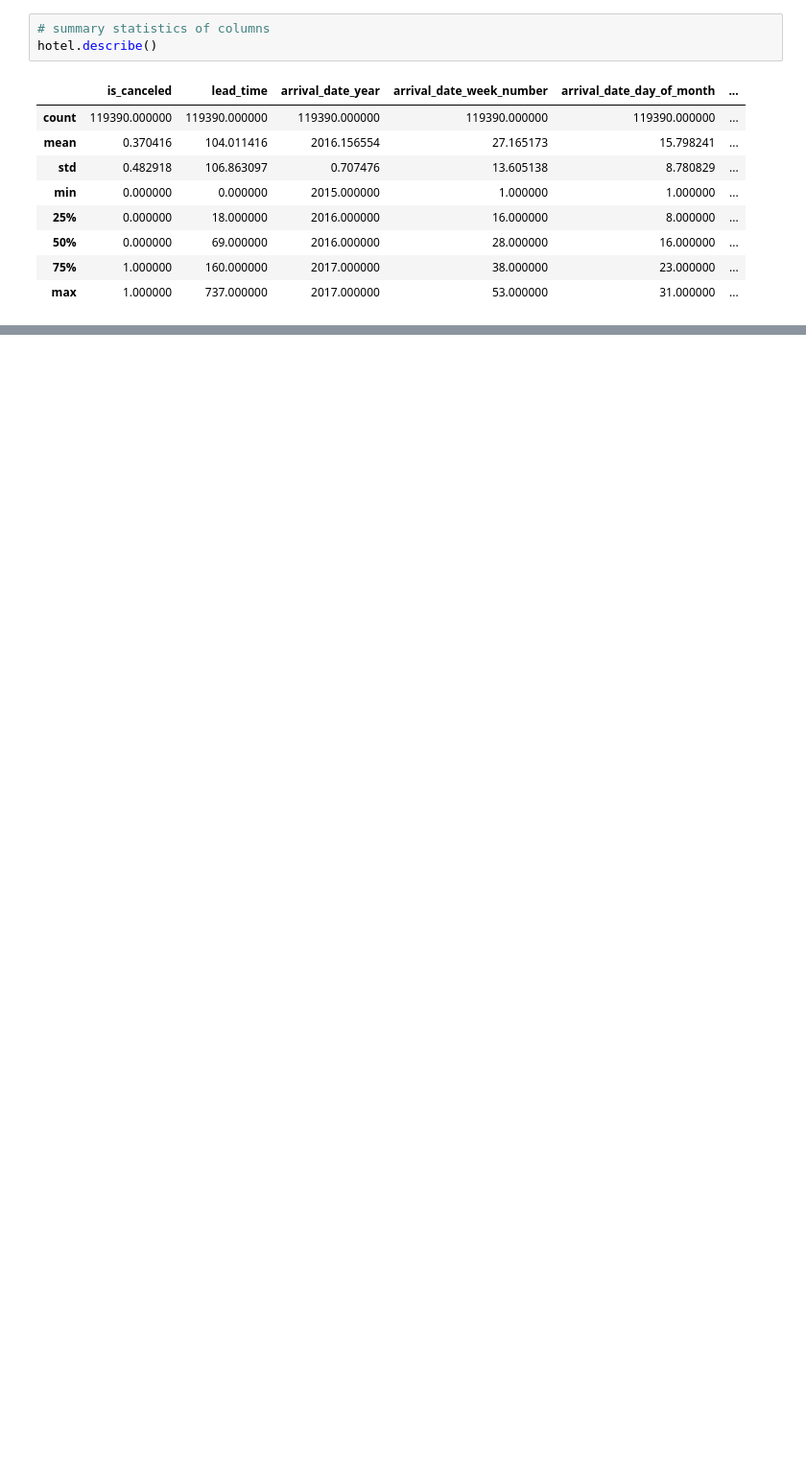
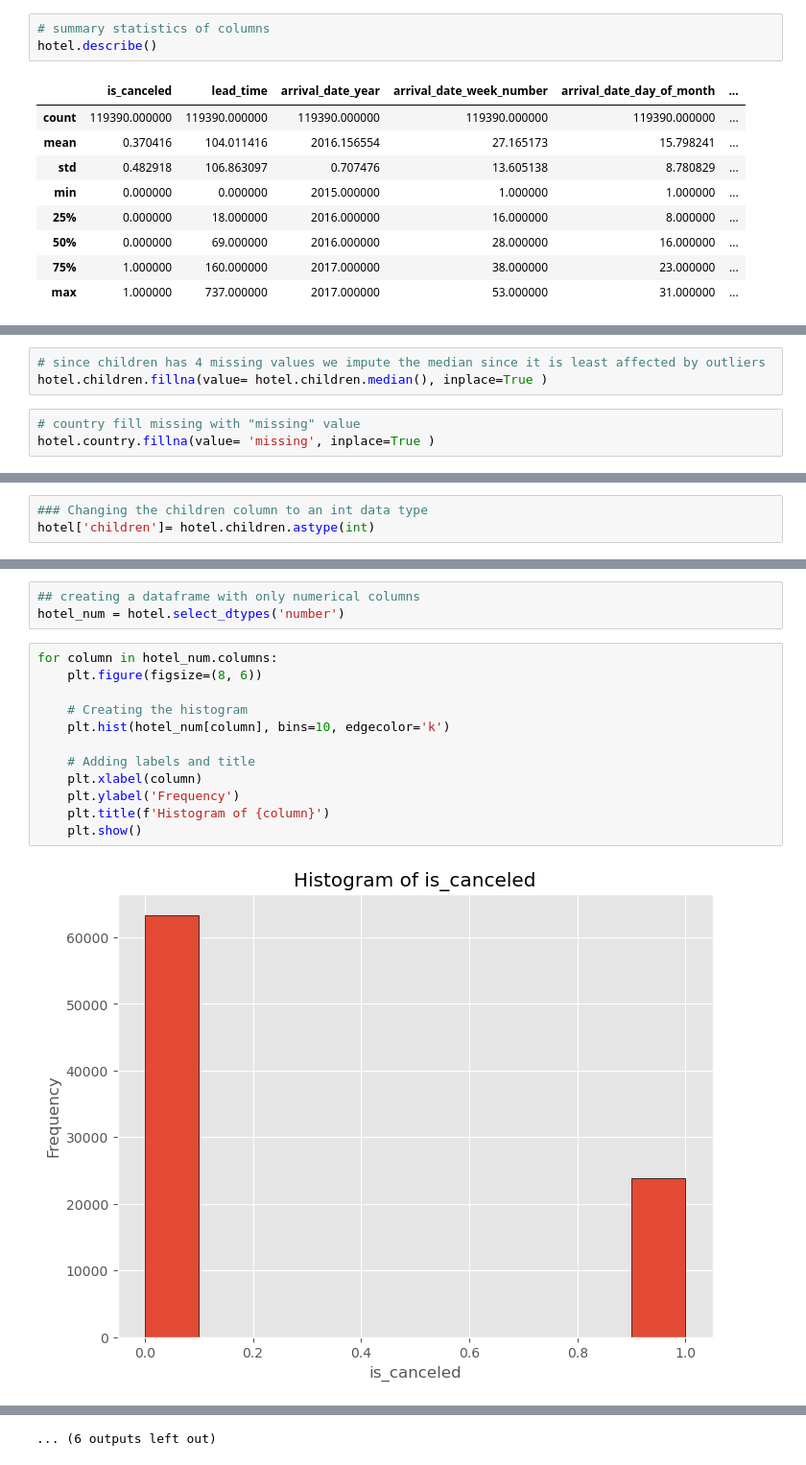
Before and after one commit to u-mar/Churn-Prediction, a Jupyter notebook: student.ipynb, the cells around one changed output, grey strips where cells are left out. Shown at 96% size. Cells and saved outputs as stored; diff of their text form; blank space fills up the shorter version.

```diff
--- a/student.ipynb
+++ b/student.ipynb
@@ -141,0 +188,6 @@ hotel.describe()
+# %%
+# since children has 4 missing values we impute the median since it is least affected by outliers
+hotel.children.fillna(value= hotel.children.median(), inplace=True )
+# %%
+# country fill missing with "missing" value
+hotel.country.fillna(value= 'missing', inplace=True )
@@ -141,0 +242,3 @@ hotel.describe()
+# %%
+### Changing the children column to an int data type
+hotel['children']= hotel.children.astype(int)
@@ -141,0 +252,17 @@ hotel.describe()
+# %%
+## creating a dataframe with only numerical columns
+hotel_num = hotel.select_dtypes('number')
+# %%
+for column in hotel_num.columns:
+    plt.figure(figsize=(8, 6))
+
+    # Creating the histogram
+    plt.hist(hotel_num[column], bins=10, edgecolor='k')
+
+    # Adding labels and title
+    plt.xlabel(column)
+    plt.ylabel('Frequency')
+    plt.title(f'Histogram of {column}')
+    plt.show()
+# %% [output]
+[figure, added]
@@ -141,0 +280 @@ hotel.describe()
+... (6 outputs left out)
```
Also changed, not shown: parts of 28 cells of this notebook.
